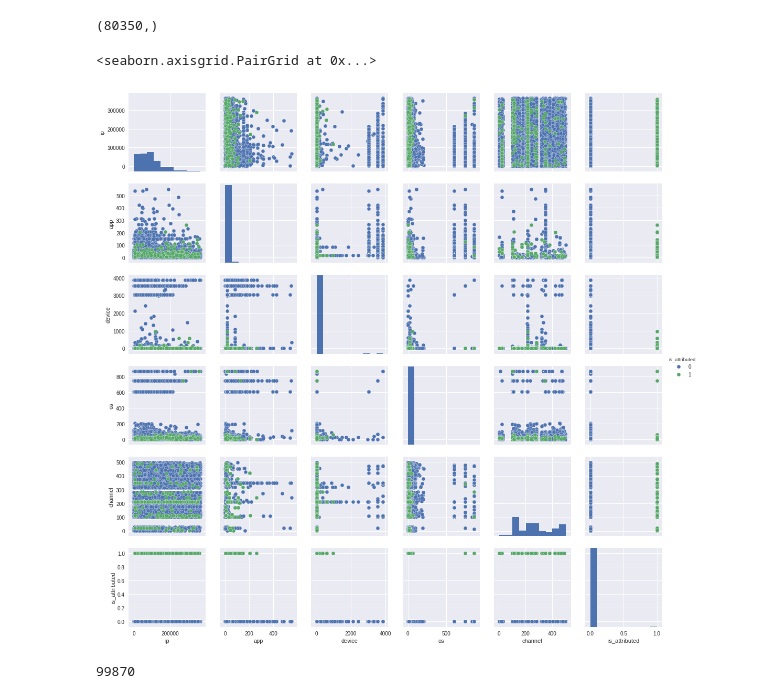
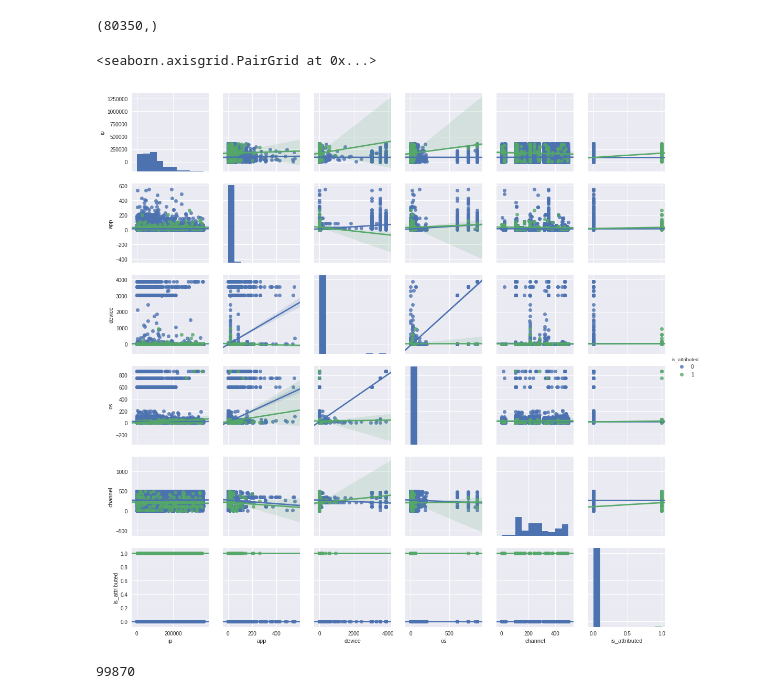
Before and after one commit to awenare/Fraud-Detection, a Jupyter notebook: Fraud_Detection_Project_Tina_Kovacova.ipynb, the cells around one changed output. Cells and saved outputs as stored; diff of their text form; code cells hidden in the pictures.

```diff
--- a/Fraud_Detection_Project_Tina_Kovacova.ipynb
+++ b/Fraud_Detection_Project_Tina_Kovacova.ipynb
@@ -126,10 +126,10 @@ pd.unique(data_sample['click_time']).shape
 # %% [output]
 (80350,)
 # %%
-sns.pairplot(data_sample, hue="is_attributed")
+sns.pairplot(data_sample, hue='is_attributed', kind='reg')
 # %% [output]
 <seaborn.axisgrid.PairGrid at 0x...>
-[figure, old version]
+[figure, new version]
 # %%
 print(data_sample['os'].duplicated().sum())
 # %% [output]
```
Also changed, not shown: parts of 2 cells of this notebook.
